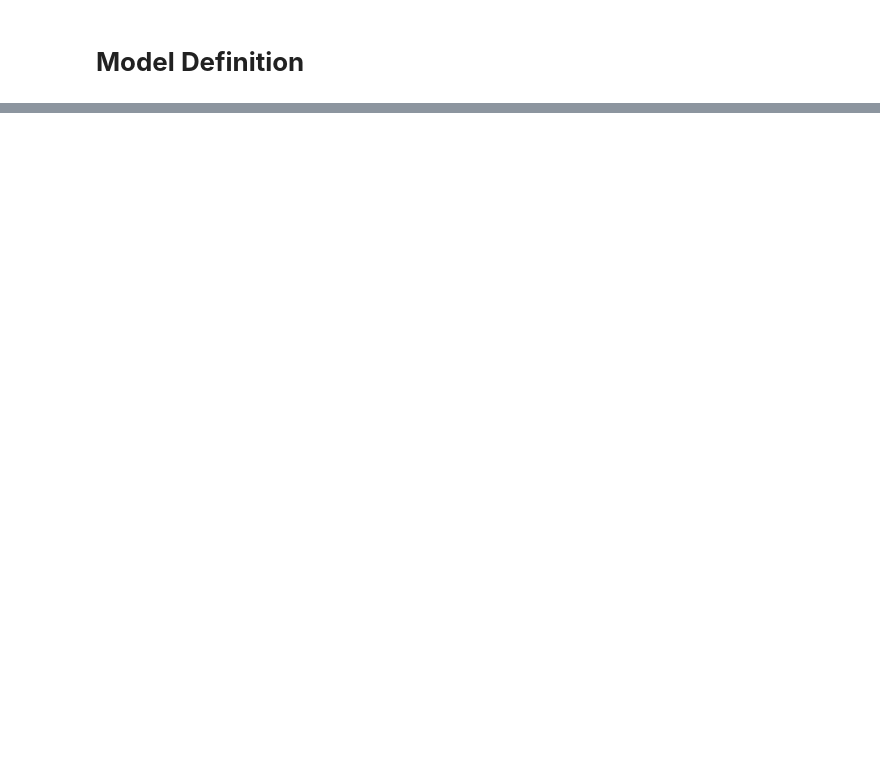
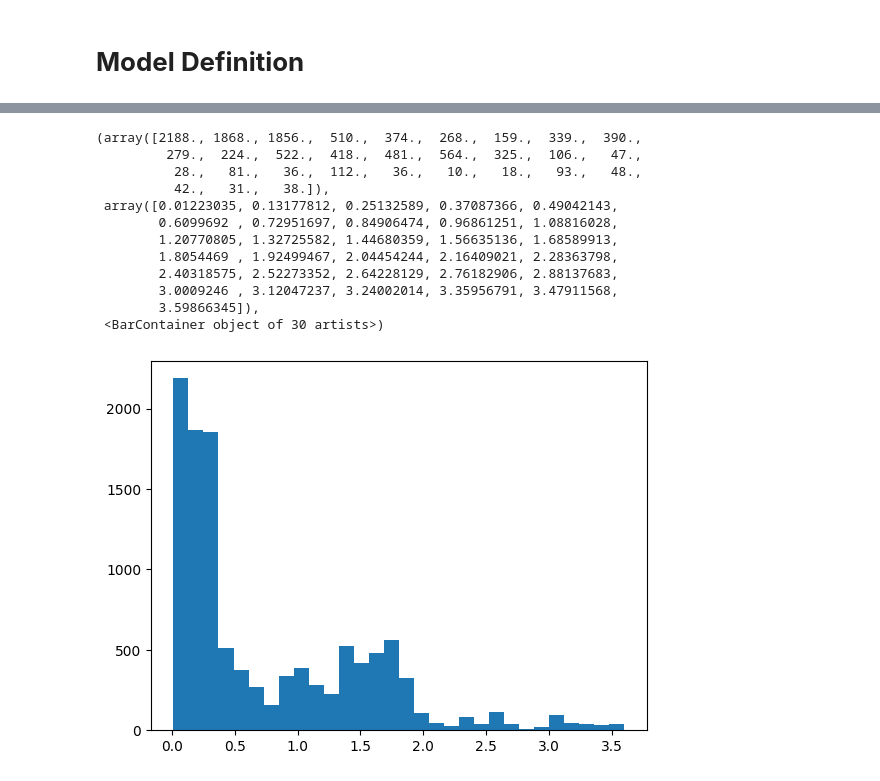
Before and after one commit to jahez07/learnin4romDrSreeni, a Jupyter notebook: anomalyDetection/notebooks/lstmEnDeNetwork.ipynb, the cells around one changed output, grey strips where cells are left out. Cells and saved outputs as stored; diff of their text form; code cells hidden in the pictures; blank space fills up the shorter version.

```diff
--- a/anomalyDetection/notebooks/lstmEnDeNetwork.ipynb
+++ b/anomalyDetection/notebooks/lstmEnDeNetwork.ipynb
@@ -139,0 +227,5 @@ trainX.shape
+# %%
+trainPredict = model.predict(trainX)
+trainMAE = np.mean(np.abs(trainPredict - trainX), axis=1)
+plt.hist(trainMAE, bins=30)
+# %% [output]
@@ -139,0 +233,13 @@ trainX.shape
+(array([2188., 1868., 1856.,  510.,  374.,  268.,  159.,  339.,  390.,
+         279.,  224.,  522.,  418.,  481.,  564.,  325.,  106.,   47.,
+          28.,   81.,   36.,  112.,   36.,   10.,   18.,   93.,   48.,
+          42.,   31.,   38.]),
+ array([0.01223035, 0.13177812, 0.25132589, 0.37087366, 0.49042143,
+        0.6099692 , 0.72951697, 0.84906474, 0.96861251, 1.08816028,
+        1.20770805, 1.32725582, 1.44680359, 1.56635136, 1.68589913,
+        1.8054469 , 1.92499467, 2.04454244, 2.16409021, 2.28363798,
+        2.40318575, 2.52273352, 2.64228129, 2.76182906, 2.88137683,
+        3.0009246 , 3.12047237, 3.24002014, 3.35956791, 3.47911568,
+        3.59866345]),
+ <BarContainer object of 30 artists>)
+[figure, added]
```
Also changed, not shown: parts of 15 cells of this notebook.
